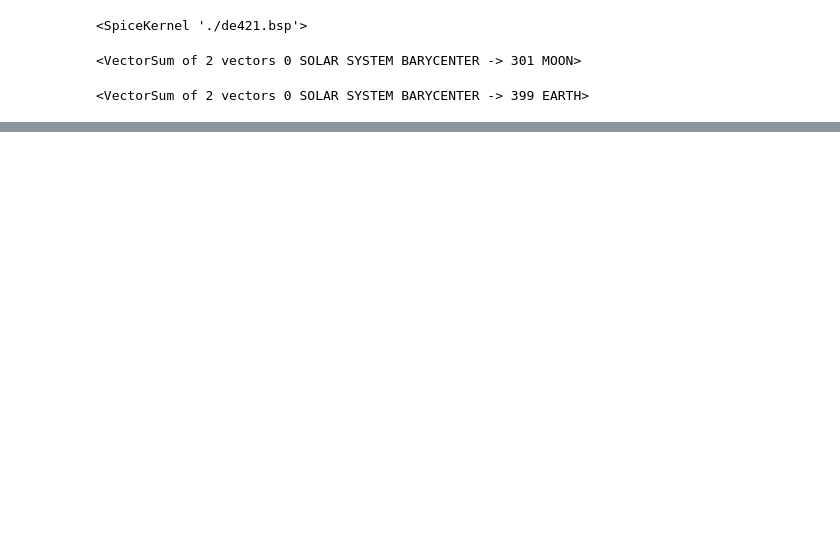
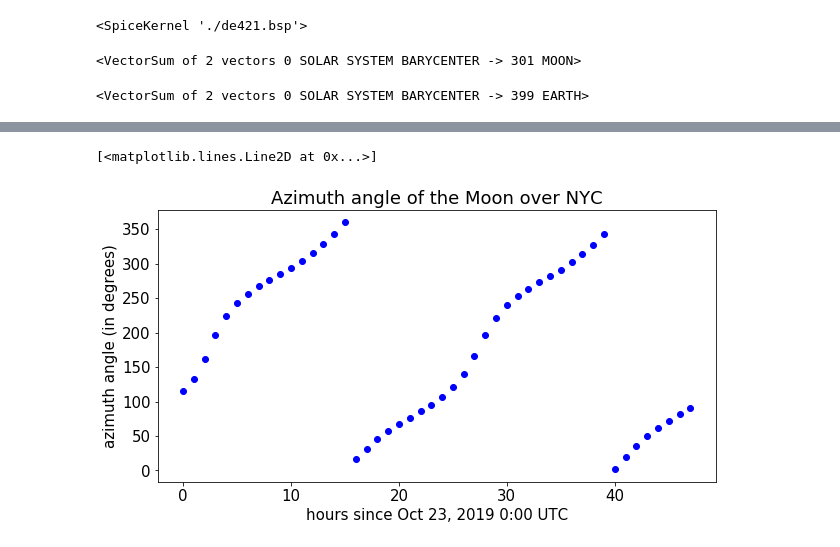
Before and after one commit to harthur/celestial, a Jupyter notebook: notebooks/celestial-scratchbook.ipynb, the cells around one changed output, grey strips where cells are left out. Saved outputs shown, nothing was run; the diff lists cells and outputs as text; code cells hidden in the pictures; blank space fills up the shorter version.

```diff
--- a/notebooks/celestial-scratchbook.ipynb
+++ b/notebooks/celestial-scratchbook.ipynb
@@ -47,0 +61,17 @@ ModuleNotFoundError: No module named 'matplotlib'
+# %%
+def get_azimuth(hour, location=nyc):
+    t = ts.utc(2019, 10, 23, hour)
+    alt, az, d = location.at(t).observe(moon).apparent().altaz()
+    return az.degrees
+
+days = 2
+azs = [get_azimuth(hour, nyc) for hour in range(0, 24 * days)]
+
+plt.rcParams['figure.figsize'] = [10, 5]
+plt.title('Azimuth angle of the Moon over NYC')
+plt.ylabel('azimuth angle (in degrees)')
+plt.xlabel('hours since Oct 23, 2019 0:00 UTC')
+plt.plot(azs, 'ob')
+# %% [output]
+[<matplotlib.lines.Line2D at 0x...>]
+[figure, added]
```
Also changed, not shown: parts of 10 cells of this notebook, 4 other files.
